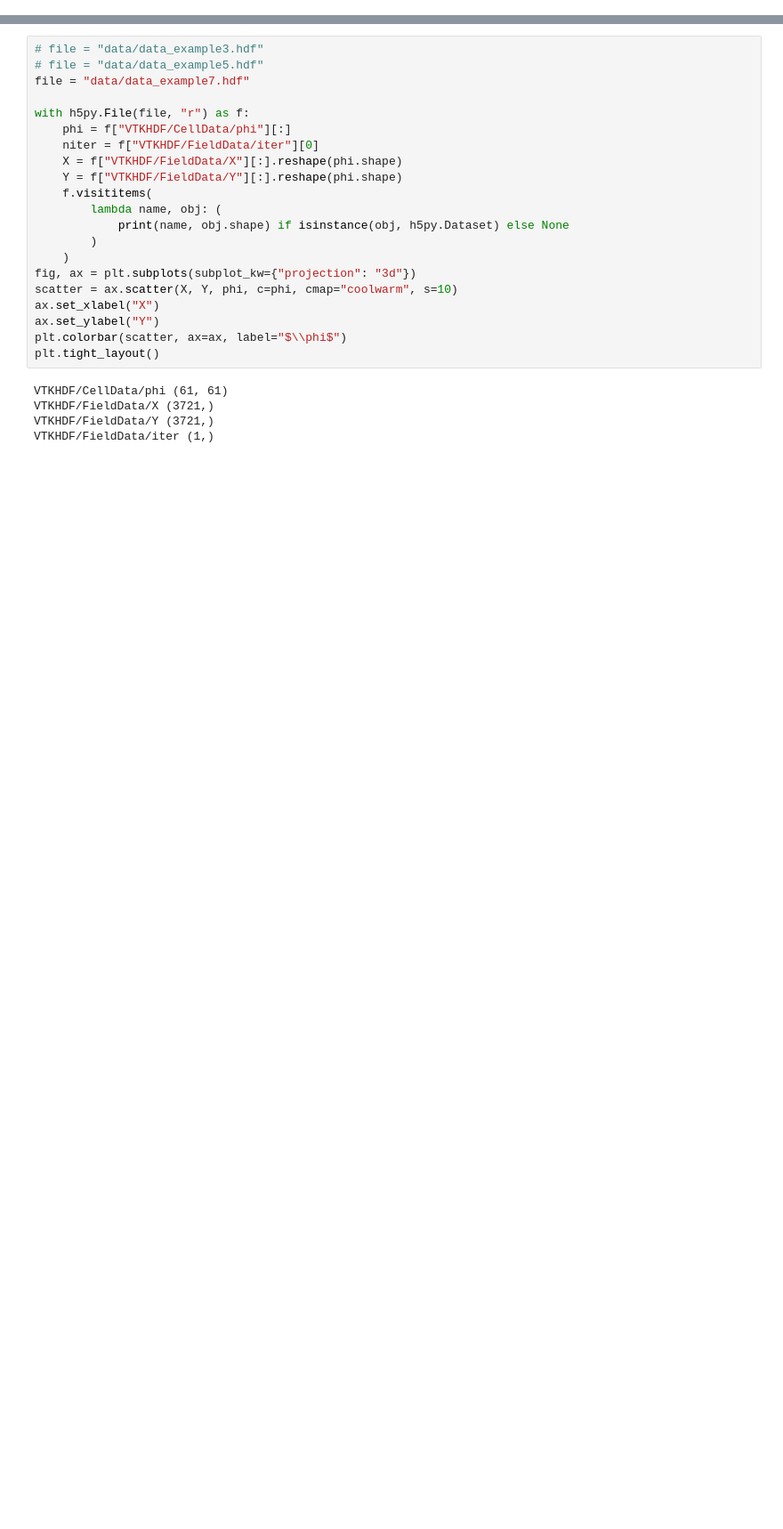
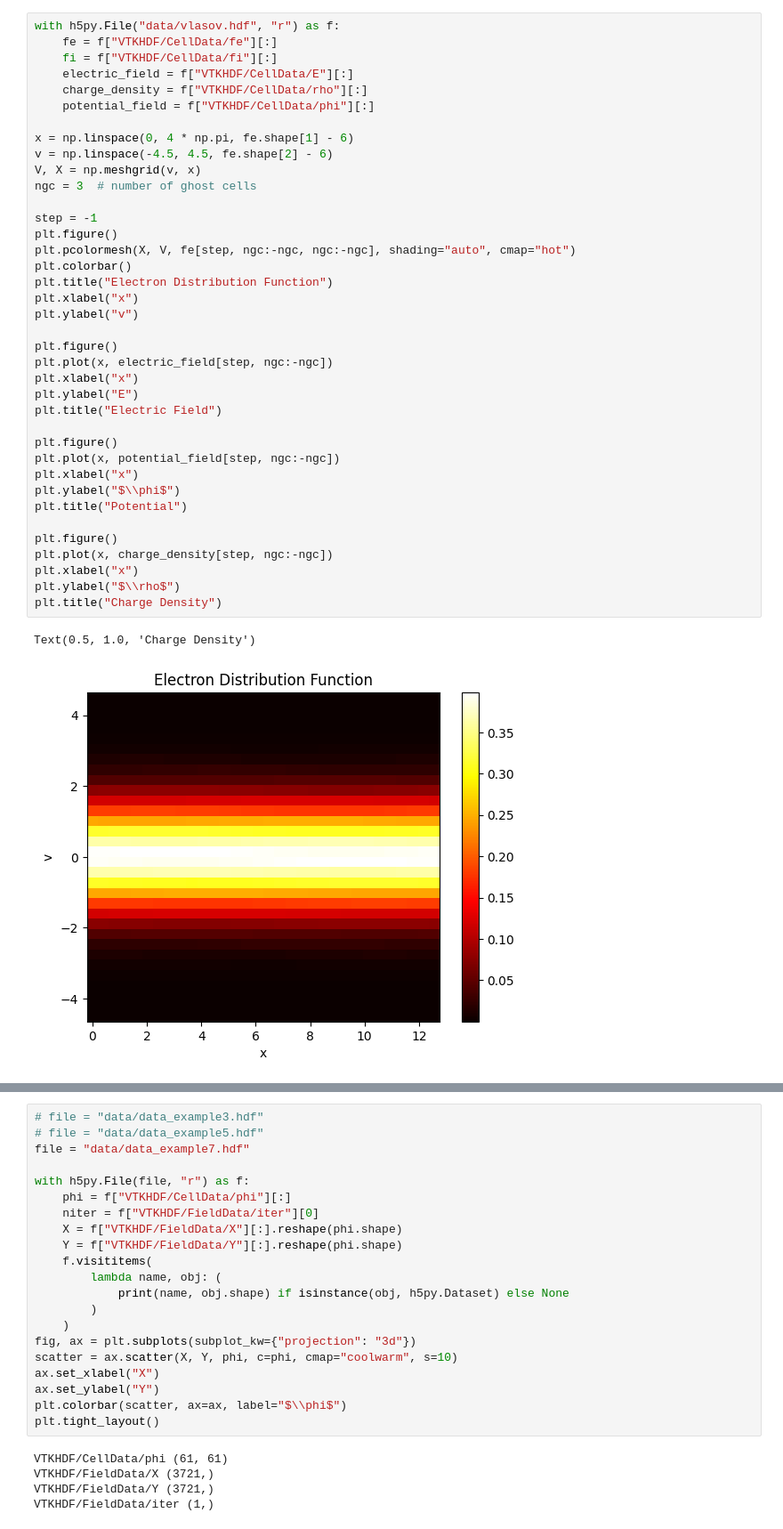
Before and after one commit to HuntFeng/vlasolver, a Jupyter notebook: analysis.ipynb, the cells around one changed output, grey strips where cells are left out. Shown: that part at 89% size. Saved outputs shown, nothing was run; the diff lists cells and outputs as text; blank space fills up the shorter version.

```diff
--- a/analysis.ipynb
+++ b/analysis.ipynb
@@ -4,0 +7,41 @@ import h5py
+# %%
+with h5py.File("data/vlasov.hdf", "r") as f:
+    fe = f["VTKHDF/CellData/fe"][:]
+    fi = f["VTKHDF/CellData/fi"][:]
+    electric_field = f["VTKHDF/CellData/E"][:]
+    charge_density = f["VTKHDF/CellData/rho"][:]
+    potential_field = f["VTKHDF/CellData/phi"][:]
+
+x = np.linspace(0, 4 * np.pi, fe.shape[1] - 6)
+v = np.linspace(-4.5, 4.5, fe.shape[2] - 6)
+V, X = np.meshgrid(v, x)
+ngc = 3  # number of ghost cells
+
+step = -1
+plt.figure()
+plt.pcolormesh(X, V, fe[step, ngc:-ngc, ngc:-ngc], shading="auto", cmap="hot")
+plt.colorbar()
+plt.title("Electron Distribution Function")
+plt.xlabel("x")
+plt.ylabel("v")
+
+plt.figure()
+plt.plot(x, electric_field[step, ngc:-ngc])
+plt.xlabel("x")
+plt.ylabel("E")
+plt.title("Electric Field")
+
+plt.figure()
+plt.plot(x, potential_field[step, ngc:-ngc])
+plt.xlabel("x")
+plt.ylabel("$\\phi$")
+plt.title("Potential")
+
+plt.figure()
+plt.plot(x, charge_density[step, ngc:-ngc])
+plt.xlabel("x")
+plt.ylabel("$\\rho$")
+plt.title("Charge Density")
+# %% [output]
+Text(0.5, 1.0, 'Charge Density')
+[figure, added]
```
Also changed, not shown: parts of 4 cells of this notebook, 15 other files.
